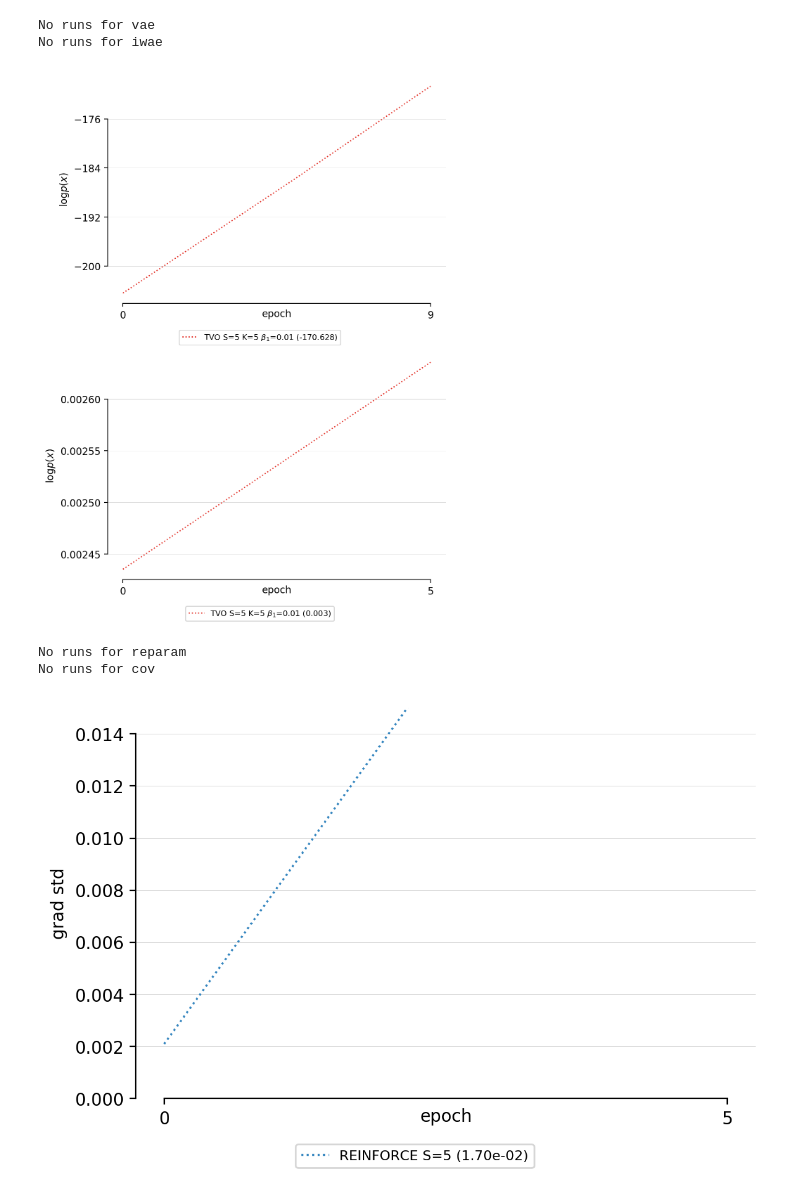
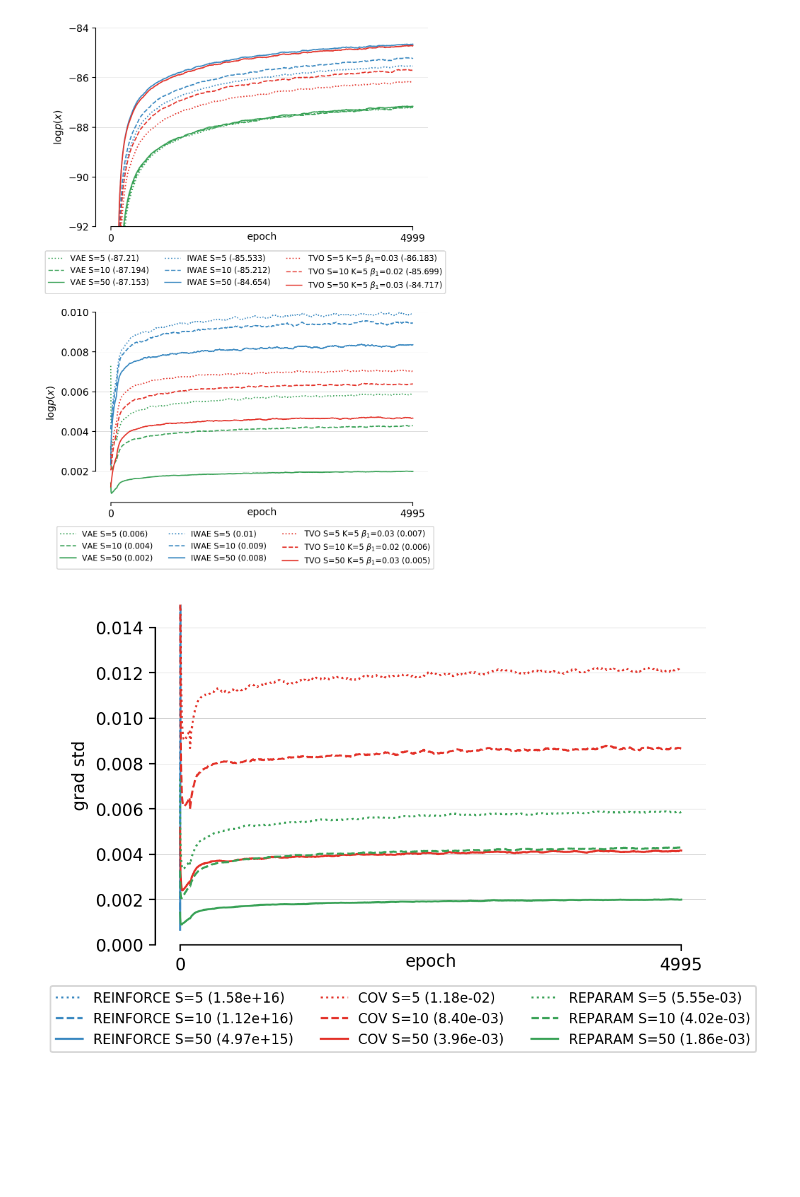
Before and after one commit to plai-group/tvo, a Jupyter notebook: continuous_vae/notebooks/plots.ipynb, the cells around one changed output. Cells and saved outputs as stored; diff of their text form; code cells hidden in the pictures; blank space fills up the shorter version.

Commit message:
Fixed broken notebook plot

```diff
--- a/continuous_vae/notebooks/plots.ipynb
+++ b/continuous_vae/notebooks/plots.ipynb
@@ -14,7 +14,8 @@ def smooth(arr, window):
 hypers = ['S', 'K', 'log_beta_min', 'loss', 'epochs', 'seed',]
 # %%
 path = Path('../runs/')
-runs = []
+baseline_comparison = []
+covariance_estimator_comparison = []
 for p in path.glob("*/config.json"):
     metrics = p.parent / 'metrics.json'
     meta = p.parent / 'run.json'
@@ -25,6 +26,11 @@ for p in path.glob("*/config.json"):
             metrics = json.load(data_file)
         with open(meta) as data_file:
             meta = json.load(data_file)
-        runs.append({**metrics, **config, **meta})
 
-exps = pd.DataFrame(runs)
+        if meta['experiment']['name'] == 'bl_comp':
+            baseline_comparison.append({**metrics, **config, **meta})
+        else:
+            covariance_estimator_comparison.append({**metrics, **config, **meta})
+
+baseline_comparison = pd.DataFrame(baseline_comparison)
+covariance_estimator_comparison = pd.DataFrame(covariance_estimator_comparison)
@@ -48,7 +52,7 @@ colors = {
 
 
 for loss in ['vae', 'iwae', 'thermo']:
-    selection = exps.query('loss == @loss')
+    selection = baseline_comparison.query('loss == @loss').drop_duplicates(['loss', 'S'])
     if selection.shape[0] == 0:
         print("No runs for {}".format(loss))
         continue
@@ -87,41 +91,39 @@ for loss in ['vae', 'iwae', 'thermo']:
                  label = label)
 
 
-# ax1.set_ylim(-92, -84)
+ax1.set_ylim(-92, -84)
 ax1.grid(True, axis='y', linewidth=0.2)
 ax1.yaxis.set_major_locator(plt.MaxNLocator(5))
 leg = ax1.legend(fontsize=8, ncol=3, bbox_to_anchor=(0.45, -0.1), loc='upper center')
 
 ax1.set_ylabel(r'$\log p(x)$')
 ax1.set_xlabel('epoch')
 ax1.xaxis.set_label_coords(0.5, -0.025)
 
 # use last row arbitrarily
 xmax = row['test.elbo']['steps'][-1]
 
 ax1.set_xticks([0, xmax])
 ax1.set_xticklabels([0, str(xmax)])
 sns.despine(ax=ax1, trim=True)
 
 ax2.grid(True, axis='y', linewidth=0.2)
 ax2.yaxis.set_major_locator(plt.MaxNLocator(5))
 leg = ax2.legend(fontsize=8, ncol=3, bbox_to_anchor=(0.45, -0.1), loc='upper center')
 
 ax2.set_ylabel(r'$\log p(x)$')
 ax2.set_xlabel('epoch')
 ax2.xaxis.set_label_coords(0.5, -0.025)
 
 xmax = row['grad.variance']['steps'][-1]
 
 ax2.set_xticks([0, xmax])
 ax2.set_xticklabels([0, str(xmax)])
 sns.despine(ax=ax2, trim=True)
 
 fig.tight_layout()
 # %% [output]
-No runs for vae
-No runs for iwae
-[figure, old version]
+[figure, new version]
 # %%
 # Figure 7
 # %%
@@ -135,13 +137,19 @@ linestyle = {
 }
 
 colors = {
-    "cov":sns.color_palette('Reds_d', 1)[0],
-    "reparam":sns.color_palette('Greens_d', 1)[0],
+    "thermo":sns.color_palette('Reds_d', 1)[0],
+    "vae":sns.color_palette('Greens_d', 1)[0],
     "reinforce":sns.color_palette('Blues_d', 1)[0],
 }
 
-for loss in ['reinforce', 'reparam', 'cov']:
-    selection = exps.query('loss == @loss')
+label_map = {
+    'reinforce': "reinforce",
+    'thermo': "cov",
+    'vae': "reparam"
+}
+
+for loss in ['reinforce', 'thermo', 'vae']:
+    selection = covariance_estimator_comparison.query('loss == @loss').drop_duplicates(['loss', 'S'])
     if selection.shape[0] == 0:
         print("No runs for {}".format(loss))
         continue
@@ -153,7 +161,7 @@ for loss in ['reinforce', 'reparam', 'cov']:
         grad_variance = smooth(grad_variance, 20)
 
         val = '%.2e' % Decimal(np.array(grad_variance).mean())
-        label = r'{} S={} ({})'.format(method.upper(), S, val, 5)
+        label = r'{} S={} ({})'.format(label_map[method].upper(), S, val, 5)
 
 
         ax1.plot(steps,
@@ -181,6 +189,4 @@ sns.despine(ax=ax1, trim=True)
 fig.tight_layout()
 plt.show()
 # %% [output]
-No runs for reparam
-No runs for cov
-[figure, old version]
+[figure, new version]
```
Also changed, not shown: parts of 1 cell of this notebook.
